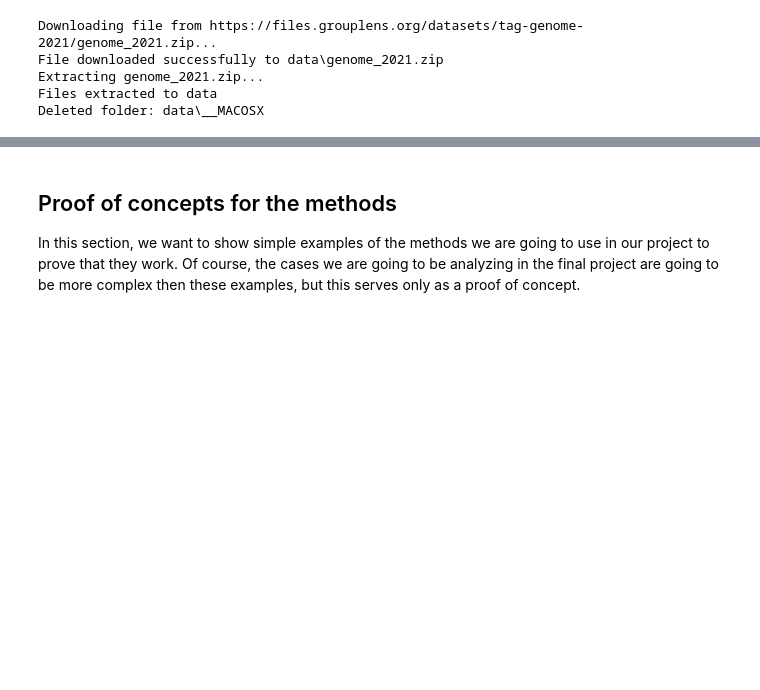
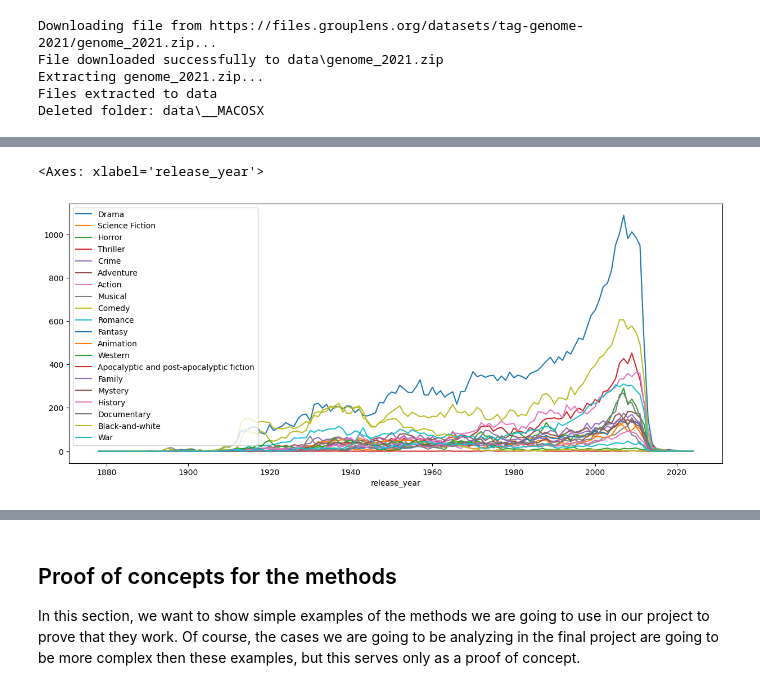
Before and after one commit to epfl-ada/ada-2024-project-gear5, a Jupyter notebook: results.ipynb, the cells around one changed output, grey strips where cells are left out. Saved outputs shown, nothing was run; the diff lists cells and outputs as text; code cells hidden in the pictures; blank space fills up the shorter version.

```diff
--- a/results.ipynb
+++ b/results.ipynb
@@ -326,0 +118,4 @@ merged_reviews
+# %%
+combined_df['genres_all'] = combined_df['genres'] + combined_df['movie_genres']
+combined_df['genres_all'] =combined_df['genres_all'].apply(lambda x: list(set(x)) if x is not np.nan else [])
+combined_df.drop(columns=['genres', 'movie_genres'], inplace=True)
@@ -326,0 +144,29 @@ merged_reviews
+# %%
+combined_by_genre_year = combined_df.groupby('release_year')
+aggregate = combined_by_genre_year.agg({'genres_all': lambda x: list(chain(*x))})
+
+genre_selection = [
+  	'Drama',
+    'Science Fiction',
+    'Horror',
+    'Thriller',
+    'Crime',
+    'Adventure',
+    'Action',
+    'Musical',
+    'Comedy',
+    'Romance',
+    'Fantasy',
+		'Animation',
+		'Western',
+		'Apocalyptic and post-apocalyptic fiction',
+		'Family',
+		'Mystery',
+    'History',
+    'Documentary',
+    'Black-and-white',
+    'War',
+    ]
+for genre in genre_selection:
+		aggregate[genre] = aggregate['genres_all'].apply(lambda x: x.count(genre))
+aggregate.head(3)
@@ -326,0 +179,5 @@ merged_reviews
+# %%
+aggregate.plot(y=genre_selection, figsize=(15, 6))
+# %% [output]
+<Axes: xlabel='release_year'>
+[figure, added]
```
Also changed, not shown: parts of 43 cells of this notebook, 6 other files.
